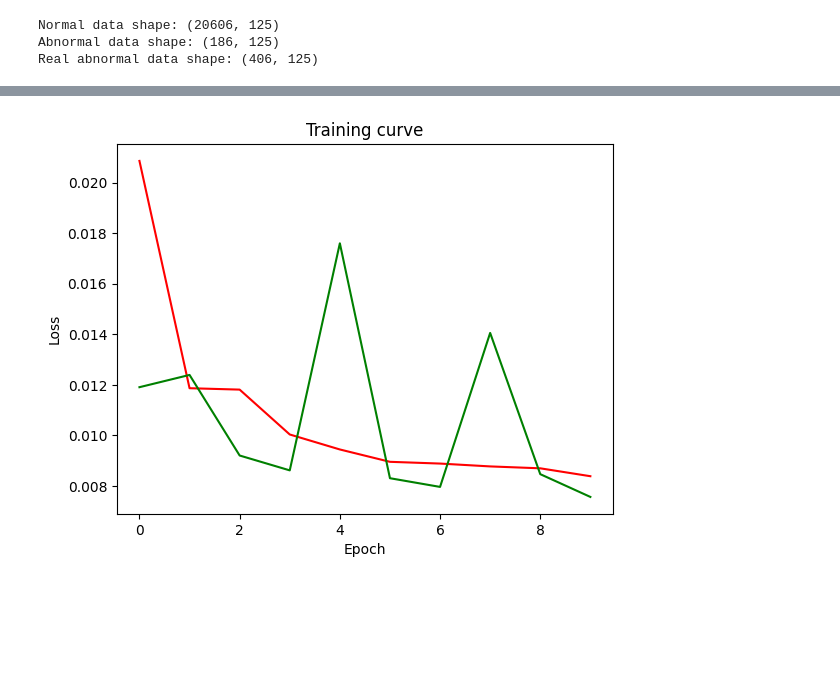
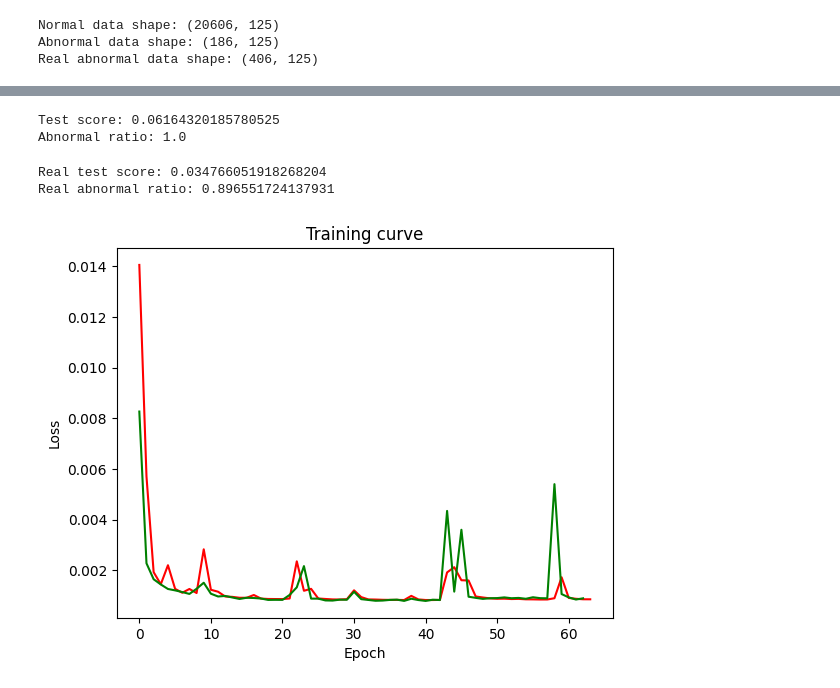
Before and after one commit to DragosStoican/Abnormal-Trajectory-Detection, a Jupyter notebook: DAE_method.ipynb, the cells around one changed output, grey strips where cells are left out. Cells and saved outputs as stored; diff of their text form; code cells hidden in the pictures; blank space fills up the shorter version.

```diff
--- a/DAE_method.ipynb
+++ b/DAE_method.ipynb
@@ -78,11 +91,19 @@ class DAE(nn.Module):
         return decoded
 # %%
 BATCH_SIZE = 128
-DEVICE = torch.device("cuda:0" if torch.cuda.is_available() else "cpu")
 # Scale the data
 scaler = MinMaxScaler()
 train_data_scaled = scaler.fit_transform(normal_data)
-train_data_scaled = torch.from_numpy(train_data_scaled).to(DEVICE, dtype=torch.float32)
+train_data_scaled = torch.from_numpy(train_data_scaled).to(dtype=torch.float32)
+
+test_data_scaled = scaler.fit_transform(abnormal_data)
+test_data_scaled = torch.from_numpy(test_data_scaled).to(dtype=torch.float32)
+
+test_data_real_scaled = scaler.fit_transform(real_abnormal_data)
+test_data_real_scaled = torch.from_numpy(test_data_real_scaled).to(dtype=torch.float32)
+
+test_data_real_scaled_2 = scaler.fit_transform(real_abnormal_data_2)
+test_data_real_scaled_2 = torch.from_numpy(test_data_real_scaled_2).to(dtype=torch.float32)
 
 # Create the KFold object for cross validation
 folds = 10
@@ -186,10 +231,45 @@ Validation loss: 0.007563896011561155
+# %%
+model = model.cpu()
+model.eval()
+with torch.no_grad():
+    # Test score on abnormal data
+    predicted_test_data = model(test_data_scaled)
+    assert predicted_test_data.shape == test_data_scaled.shape, "The predicted data shape is not right!"
+    mse_per_sample = [mean_squared_error(test_data_scaled[i], predicted_test_data[i]) for i in range(test_data_scaled.shape[0])]
+    test_score = np.mean(mse_per_sample)
+    print(f"Test score: {test_score}")
+
+    abnormal_test_ratio = sum([score > threshold for score in mse_per_sample])/float(len(mse_per_sample))
+    print(f"Abnormal ratio: {abnormal_test_ratio}")
+# %% [output]
+Test score: 0.06164320185780525
+Abnormal ratio: 1.0
+# %%
+# torch.save(model.state_dict(), "./models/10_epochs")
+model = torch.load("models/10_epochs")
+# %%
+with torch.no_grad():
+    # Test score on real abnormal data
+    predicted_test_data = model(test_data_real_scaled)
+    assert predicted_test_data.shape == test_data_real_scaled.shape, "The predicted data shape is not right!"
+    mse_per_sample = [mean_squared_error(test_data_real_scaled[i], predicted_test_data[i]) for i in range(test_data_real_scaled.shape[0])]
+    test_score = np.mean(mse_per_sample)
+    print(f"Real test score: {test_score}")
+
+    abnormal_test_ratio = sum([score > threshold for score in mse_per_sample])/float(len(mse_per_sample))
+    print(f"Real abnormal ratio: {abnormal_test_ratio}")
+# %% [output]
+Real test score: 0.034766051918268204
+Real abnormal ratio: 0.896551724137931
 # %%
+model = model.cpu()
+model.eval()
 with torch.no_grad():
     plt.title("Training curve")
-    plt.plot(range(len(history['train'])),history['train'],'r')
-    plt.plot(range(len(history['val'])),history['val'],'g')
+    plt.plot(range(len(history['train_loss'])),history['train_loss'],'r')
+    plt.plot(range(len(history['val_loss'])),history['val_loss'],'g')
     plt.xlabel("Epoch")
     plt.ylabel("Loss")
     plt.show()
 # %% [output]
-[figure, old version]
+[figure, new version]
```
Also changed, not shown: parts of 9 cells of this notebook.
